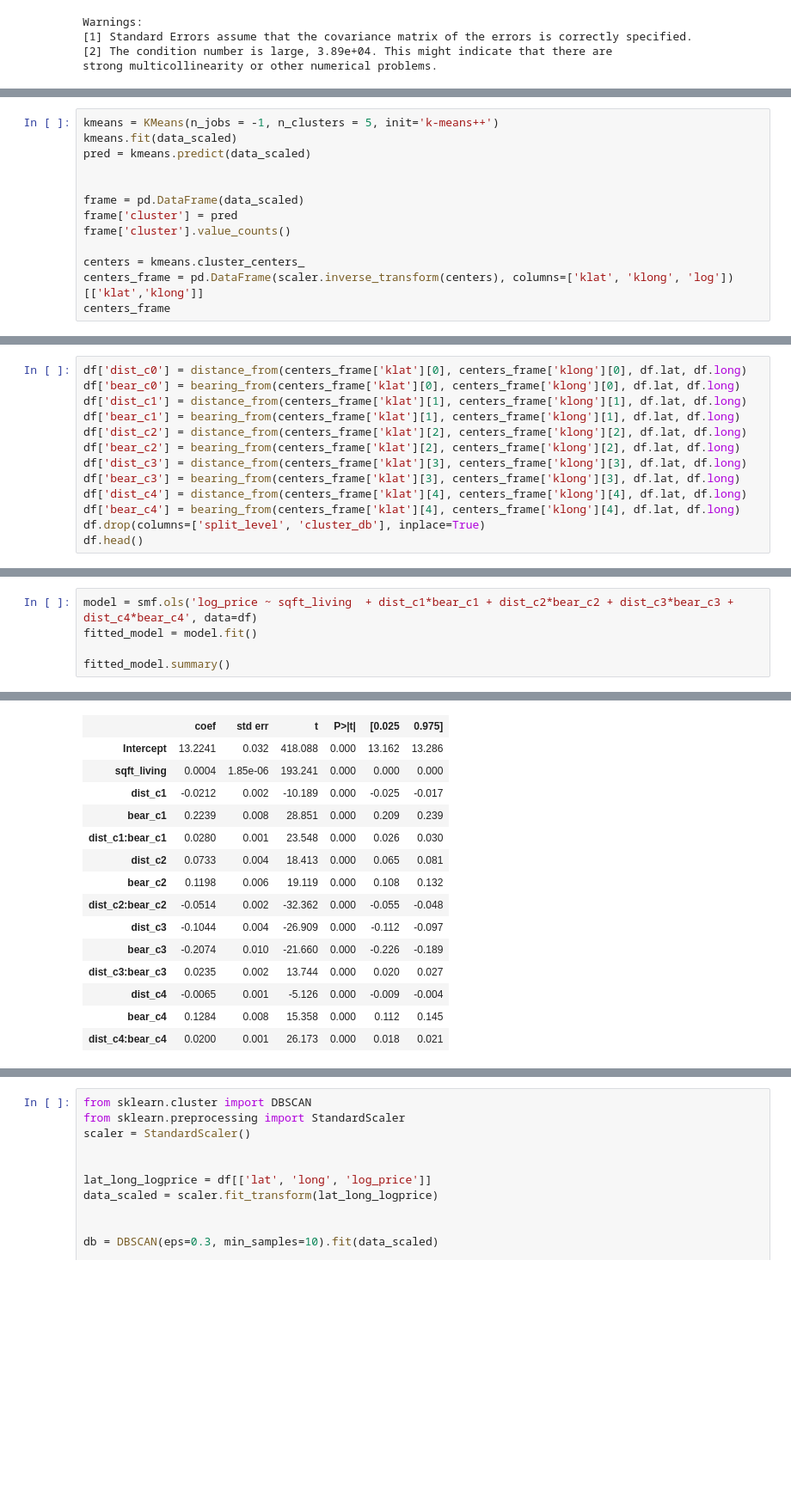
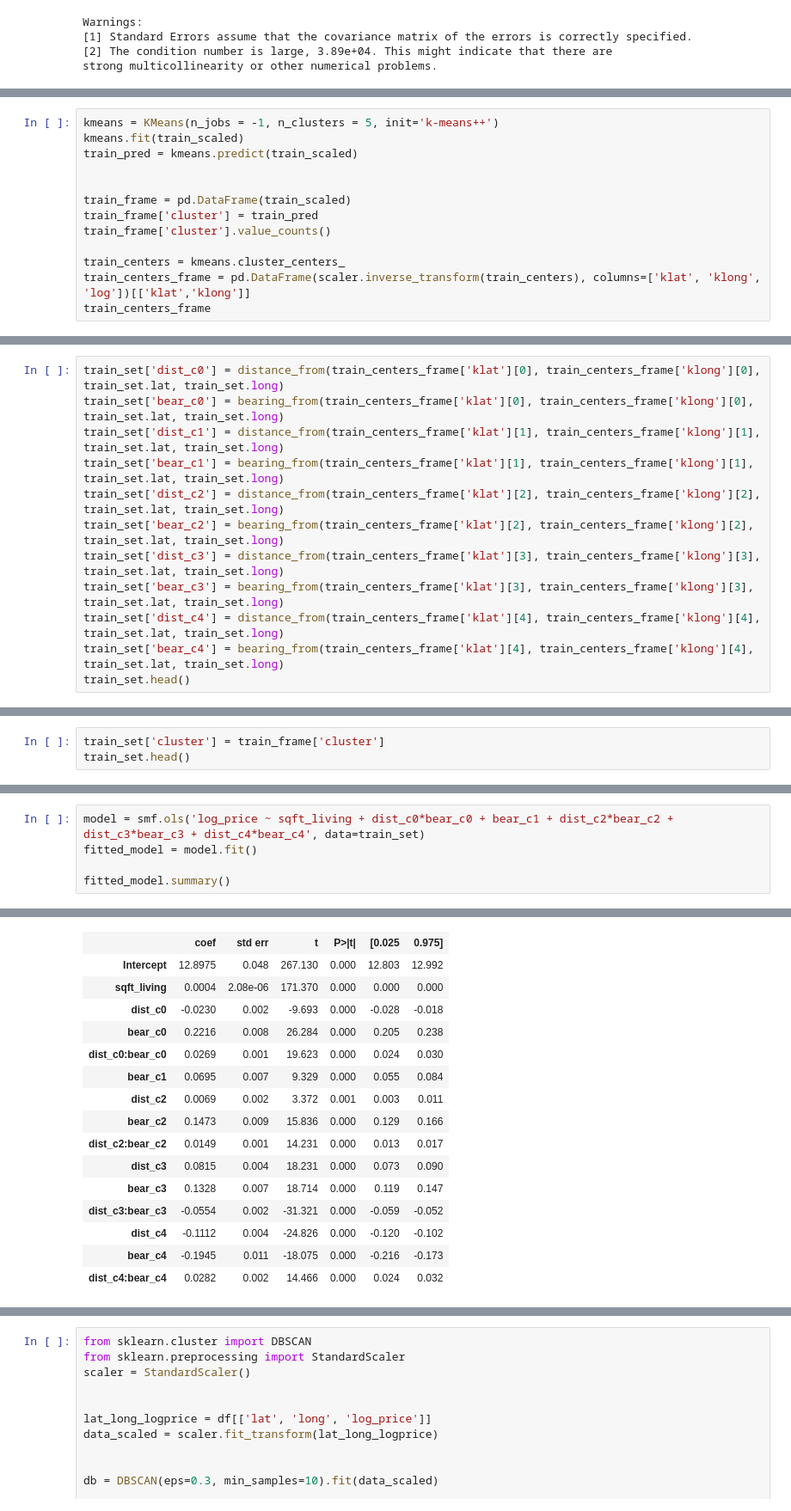
Before and after one commit to RavenNHW/Mod_2_Project, a Jupyter notebook: Executive Notebook.ipynb, the cells around one changed output, grey strips where cells are left out. Shown: that part at 86% size. Cells and saved outputs as stored; diff of their text form; blank space fills up the shorter version.

```diff
--- a/Executive Notebook.ipynb
+++ b/Executive Notebook.ipynb
@@ -201,15 +199,15 @@ Text(0, 0.5, 'Inertia')
 # %%
 kmeans = KMeans(n_jobs = -1, n_clusters = 5, init='k-means++')
-kmeans.fit(data_scaled)
-pred = kmeans.predict(data_scaled)
+kmeans.fit(train_scaled)
+train_pred = kmeans.predict(train_scaled)
 
 
-frame = pd.DataFrame(data_scaled)
-frame['cluster'] = pred
-frame['cluster'].value_counts()
+train_frame = pd.DataFrame(train_scaled)
+train_frame['cluster'] = train_pred
+train_frame['cluster'].value_counts()
 
-centers = kmeans.cluster_centers_
-centers_frame = pd.DataFrame(scaler.inverse_transform(centers), columns=['klat', 'klong', 'log'])[['klat','klong']]
-centers_frame
+train_centers = kmeans.cluster_centers_
+train_centers_frame = pd.DataFrame(scaler.inverse_transform(train_centers), columns=['klat', 'klong', 'log'])[['klat','klong']]
+train_centers_frame
 # %% [output]
 |  | klat | klong |
@@ -250,16 +253,15 @@ def bearing_from(flat, flong, lat, long):
     bearing = np.arctan2(delta_lon, delta_fi)
     return bearing
 # %%
-df['dist_c0'] = distance_from(centers_frame['klat'][0], centers_frame['klong'][0], df.lat, df.long)
-df['bear_c0'] = bearing_from(centers_frame['klat'][0], centers_frame['klong'][0], df.lat, df.long)
-df['dist_c1'] = distance_from(centers_frame['klat'][1], centers_frame['klong'][1], df.lat, df.long)
-df['bear_c1'] = bearing_from(centers_frame['klat'][1], centers_frame['klong'][1], df.lat, df.long)
-df['dist_c2'] = distance_from(centers_frame['klat'][2], centers_frame['klong'][2], df.lat, df.long)
-df['bear_c2'] = bearing_from(centers_frame['klat'][2], centers_frame['klong'][2], df.lat, df.long)
-df['dist_c3'] = distance_from(centers_frame['klat'][3], centers_frame['klong'][3], df.lat, df.long)
-df['bear_c3'] = bearing_from(centers_frame['klat'][3], centers_frame['klong'][3], df.lat, df.long)
-df['dist_c4'] = distance_from(centers_frame['klat'][4], centers_frame['klong'][4], df.lat, df.long)
-df['bear_c4'] = bearing_from(centers_frame['klat'][4], centers_frame['klong'][4], df.lat, df.long)
-df.drop(columns=['split_level', 'cluster_db'], inplace=True)
-df.head()
+train_set['dist_c0'] = distance_from(train_centers_frame['klat'][0], train_centers_frame['klong'][0], train_set.lat, train_set.long)
+train_set['bear_c0'] = bearing_from(train_centers_frame['klat'][0], train_centers_frame['klong'][0], train_set.lat, train_set.long)
+train_set['dist_c1'] = distance_from(train_centers_frame['klat'][1], train_centers_frame['klong'][1], train_set.lat, train_set.long)
+train_set['bear_c1'] = bearing_from(train_centers_frame['klat'][1], train_centers_frame['klong'][1], train_set.lat, train_set.long)
+train_set['dist_c2'] = distance_from(train_centers_frame['klat'][2], train_centers_frame['klong'][2], train_set.lat, train_set.long)
+train_set['bear_c2'] = bearing_from(train_centers_frame['klat'][2], train_centers_frame['klong'][2], train_set.lat, train_set.long)
+train_set['dist_c3'] = distance_from(train_centers_frame['klat'][3], train_centers_frame['klong'][3], train_set.lat, train_set.long)
+train_set['bear_c3'] = bearing_from(train_centers_frame['klat'][3], train_centers_frame['klong'][3], train_set.lat, train_set.long)
+train_set['dist_c4'] = distance_from(train_centers_frame['klat'][4], train_centers_frame['klong'][4], train_set.lat, train_set.long)
+train_set['bear_c4'] = bearing_from(train_centers_frame['klat'][4], train_centers_frame['klong'][4], train_set.lat, train_set.long)
+train_set.head()
 # %% [output]
@@ -272,0 +292,3 @@ df.head()
+# %%
+train_set['cluster'] = train_frame['cluster']
+train_set.head()
@@ -273,5 +308,5 @@ df.head()
 # %%
-model = smf.ols('log_price ~ sqft_living  + dist_c1*bear_c1 + dist_c2*bear_c2 + dist_c3*bear_c3 + dist_c4*bear_c4', data=df)
+model = smf.ols('log_price ~ sqft_living + dist_c0*bear_c0 + bear_c1 + dist_c2*bear_c2 + dist_c3*bear_c3 + dist_c4*bear_c4', data=train_set)
 fitted_model = model.fit()
 
 fitted_model.summary()
@@ -288,16 +323,17 @@ OLS Regression Results
 | Covariance Type: | nonrobust |  |  |
 |  | coef | std err | t | P>|t| | [0.025 | 0.975] |
-| Intercept | 13.2241 | 0.032 | 418.088 | 0.000 | 13.162 | 13.286 |
-| sqft_living | 0.0004 | 1.85e-06 | 193.241 | 0.000 | 0.000 | 0.000 |
-| dist_c1 | -0.0212 | 0.002 | -10.189 | 0.000 | -0.025 | -0.017 |
-| bear_c1 | 0.2239 | 0.008 | 28.851 | 0.000 | 0.209 | 0.239 |
-| dist_c1:bear_c1 | 0.0280 | 0.001 | 23.548 | 0.000 | 0.026 | 0.030 |
-| dist_c2 | 0.0733 | 0.004 | 18.413 | 0.000 | 0.065 | 0.081 |
-| bear_c2 | 0.1198 | 0.006 | 19.119 | 0.000 | 0.108 | 0.132 |
-| dist_c2:bear_c2 | -0.0514 | 0.002 | -32.362 | 0.000 | -0.055 | -0.048 |
-| dist_c3 | -0.1044 | 0.004 | -26.909 | 0.000 | -0.112 | -0.097 |
-| bear_c3 | -0.2074 | 0.010 | -21.660 | 0.000 | -0.226 | -0.189 |
-| dist_c3:bear_c3 | 0.0235 | 0.002 | 13.744 | 0.000 | 0.020 | 0.027 |
-| dist_c4 | -0.0065 | 0.001 | -5.126 | 0.000 | -0.009 | -0.004 |
-| bear_c4 | 0.1284 | 0.008 | 15.358 | 0.000 | 0.112 | 0.145 |
-| dist_c4:bear_c4 | 0.0200 | 0.001 | 26.173 | 0.000 | 0.018 | 0.021 |
+| Intercept | 12.8975 | 0.048 | 267.130 | 0.000 | 12.803 | 12.992 |
+| sqft_living | 0.0004 | 2.08e-06 | 171.370 | 0.000 | 0.000 | 0.000 |
+| dist_c0 | -0.0230 | 0.002 | -9.693 | 0.000 | -0.028 | -0.018 |
+| bear_c0 | 0.2216 | 0.008 | 26.284 | 0.000 | 0.205 | 0.238 |
+| dist_c0:bear_c0 | 0.0269 | 0.001 | 19.623 | 0.000 | 0.024 | 0.030 |
+| bear_c1 | 0.0695 | 0.007 | 9.329 | 0.000 | 0.055 | 0.084 |
+| dist_c2 | 0.0069 | 0.002 | 3.372 | 0.001 | 0.003 | 0.011 |
+| bear_c2 | 0.1473 | 0.009 | 15.836 | 0.000 | 0.129 | 0.166 |
+| dist_c2:bear_c2 | 0.0149 | 0.001 | 14.231 | 0.000 | 0.013 | 0.017 |
+| dist_c3 | 0.0815 | 0.004 | 18.231 | 0.000 | 0.073 | 0.090 |
+| bear_c3 | 0.1328 | 0.007 | 18.714 | 0.000 | 0.119 | 0.147 |
+| dist_c3:bear_c3 | -0.0554 | 0.002 | -31.321 | 0.000 | -0.059 | -0.052 |
+| dist_c4 | -0.1112 | 0.004 | -24.826 | 0.000 | -0.120 | -0.102 |
+| bear_c4 | -0.1945 | 0.011 | -18.075 | 0.000 | -0.216 | -0.173 |
+| dist_c4:bear_c4 | 0.0282 | 0.002 | 14.466 | 0.000 | 0.024 | 0.032 |
```
Also changed, not shown: parts of 16 cells of this notebook.
